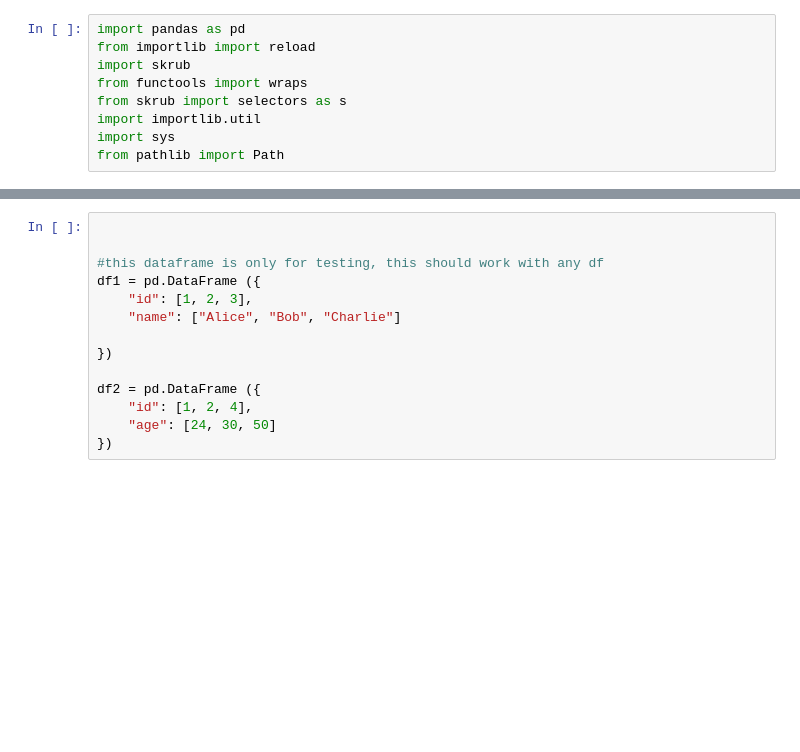
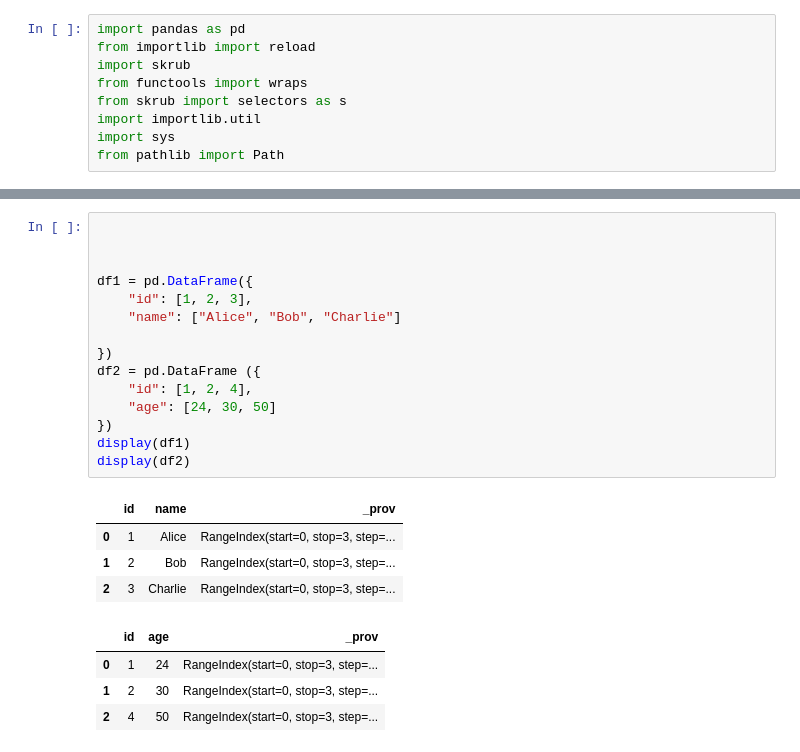
Before and after one commit to eduardChalovski/rdepro_skrub_provenance, a Jupyter notebook: mystuff/pipeline.ipynb, the cells around one changed output, grey strips where cells are left out. Saved outputs shown, nothing was run; the diff lists cells and outputs as text; blank space fills up the shorter version.

```diff
--- a/mystuff/pipeline.ipynb
+++ b/mystuff/pipeline.ipynb
@@ -37,17 +37,27 @@ dir(monkeyPatch)
 # %%
 
 
-#this dataframe is only for testing, this should work with any df
-df1 = pd.DataFrame ({
+
+df1 = pd.DataFrame({
     "id": [1, 2, 3],
     "name": ["Alice", "Bob", "Charlie"]
 
 })
-
 df2 = pd.DataFrame ({
     "id": [1, 2, 4],
     "age": [24, 30, 50]
 })
+display(df1)
+display(df2)
+# %% [output]
+|  | id | name | _prov |
+| 0 | 1 | Alice | RangeIndex(start=0, stop=3, step=... |
+| 1 | 2 | Bob | RangeIndex(start=0, stop=3, step=... |
+| 2 | 3 | Charlie | RangeIndex(start=0, stop=3, step=... |
+|  | id | age | _prov |
+| 0 | 1 | 24 | RangeIndex(start=0, stop=3, step=... |
+| 1 | 2 | 30 | RangeIndex(start=0, stop=3, step=... |
+| 2 | 4 | 50 | RangeIndex(start=0, stop=3, step=... |
 # %%
 result = pd.merge(df1, df2, on="id", how="outer")
 
```
Also changed, not shown: parts of 6 cells of this notebook, 1 other file.
